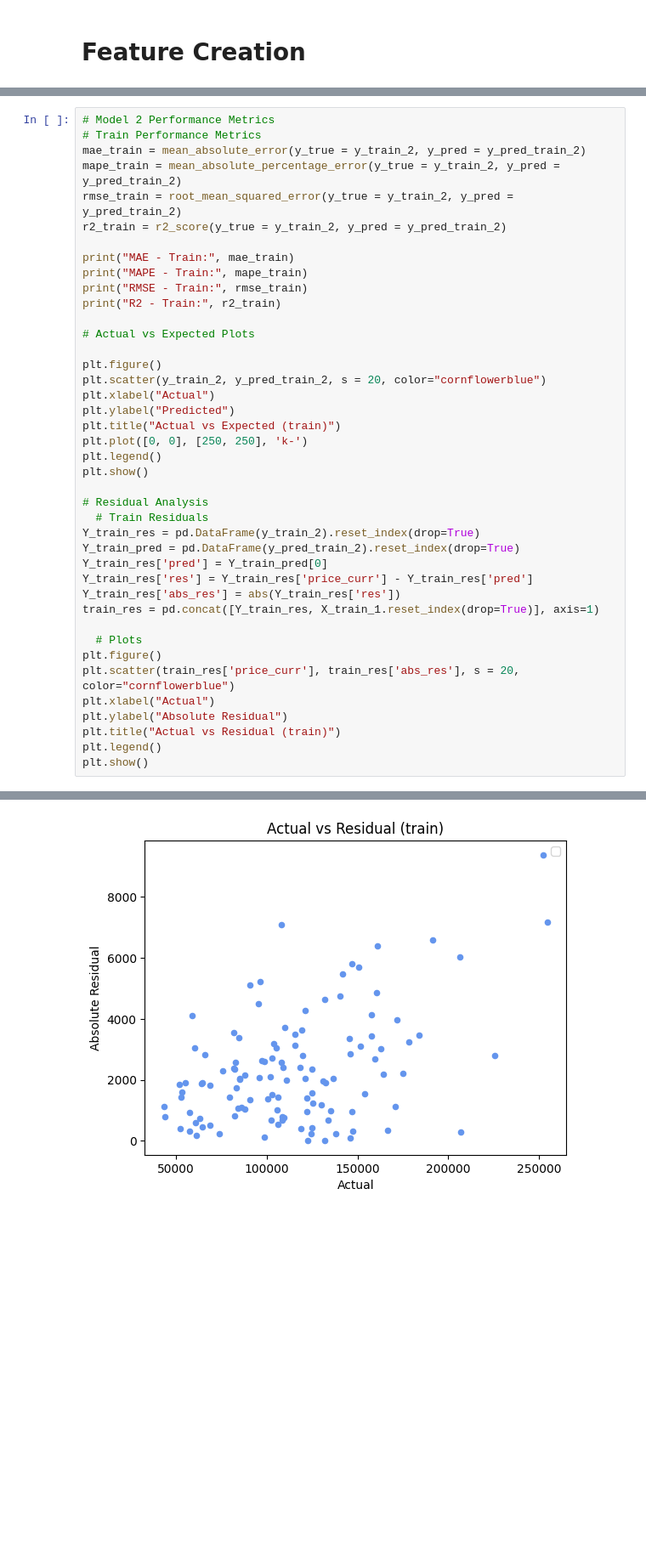
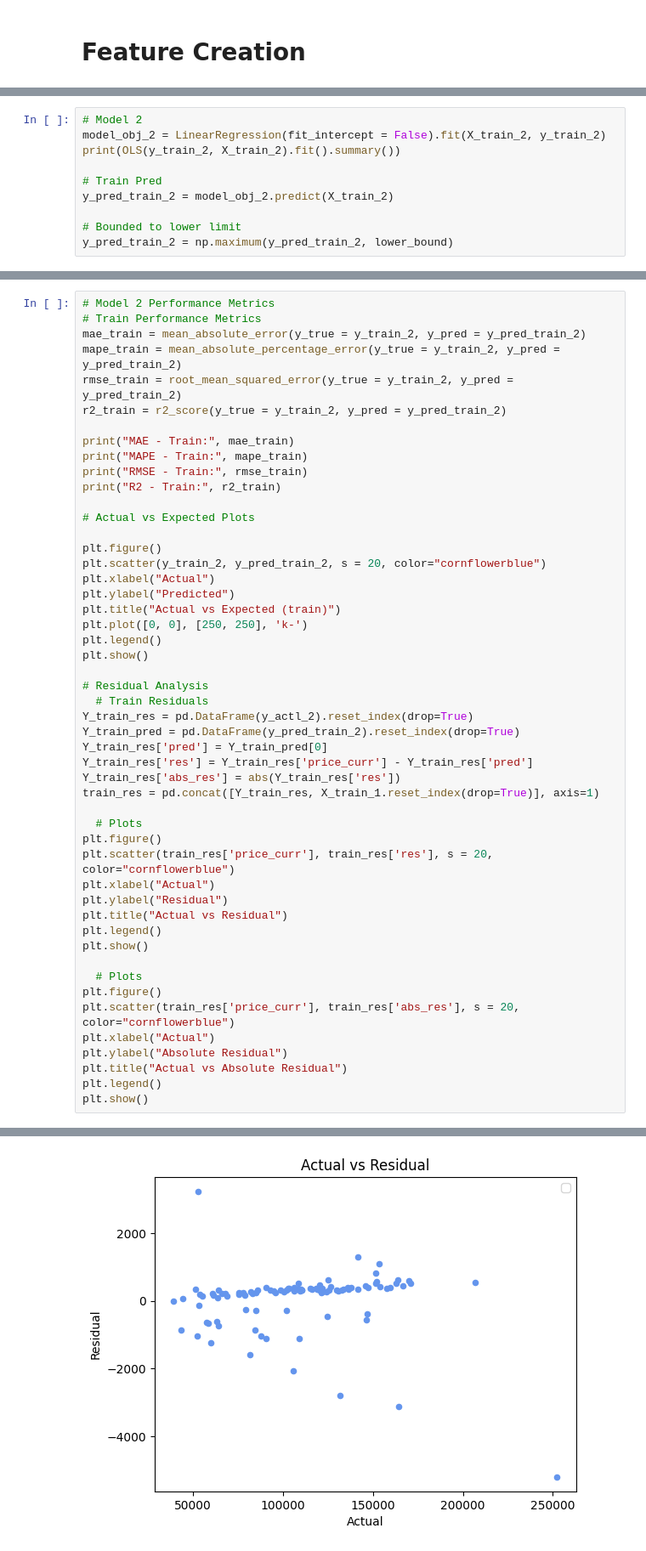
Before and after one commit to Dilan-De-Silva/Big-Bash-Fantasy-AI-v2, a Jupyter notebook: python_script/pricing-model-build.ipynb, the cells around one changed output, grey strips where cells are left out. Shown: that part at 85% size. Drawn from its saved outputs; the diff is of its cells as text; blank space fills up the shorter version.

```diff
--- a/python_script/pricing-model-build.ipynb
+++ b/python_script/pricing-model-build.ipynb
@@ -766,0 +682,10 @@ R2 - Train: 0.9971494504553496
+# %%
+# Model 2
+model_obj_2 = LinearRegression(fit_intercept = False).fit(X_train_2, y_train_2)
+print(OLS(y_train_2, X_train_2).fit().summary())
+
+# Train Pred
+y_pred_train_2 = model_obj_2.predict(X_train_2)
+
+# Bounded to lower limit
+y_pred_train_2 = np.maximum(y_pred_train_2, lower_bound)
@@ -790,7 +733,7 @@ plt.show()
 
 # Residual Analysis
   # Train Residuals
-Y_train_res = pd.DataFrame(y_train_2).reset_index(drop=True)
+Y_train_res = pd.DataFrame(y_actl_2).reset_index(drop=True)
 Y_train_pred = pd.DataFrame(y_pred_train_2).reset_index(drop=True)
 Y_train_res['pred'] = Y_train_pred[0]
 Y_train_res['res'] = Y_train_res['price_curr'] - Y_train_res['pred']
@@ -799,10 +742,19 @@ train_res = pd.concat([Y_train_res, X_train_1.reset_index(drop=True)], axis=1)
 
   # Plots
 plt.figure()
+plt.scatter(train_res['price_curr'], train_res['res'], s = 20, color="cornflowerblue")
+plt.xlabel("Actual")
+plt.ylabel("Residual")
+plt.title("Actual vs Residual")
+plt.legend()
+plt.show()
+
+  # Plots
+plt.figure()
 plt.scatter(train_res['price_curr'], train_res['abs_res'], s = 20, color="cornflowerblue")
 plt.xlabel("Actual")
 plt.ylabel("Absolute Residual")
-plt.title("Actual vs Residual (train)")
+plt.title("Actual vs Absolute Residual")
 plt.legend()
 plt.show()
 # %% [output]
@@ -814 +766 @@ R2 - Train: 0.9952518168601314
-[figure, old version]
+[figure, new version]
```
Also changed, not shown: parts of 21 cells of this notebook, 1 other file.
